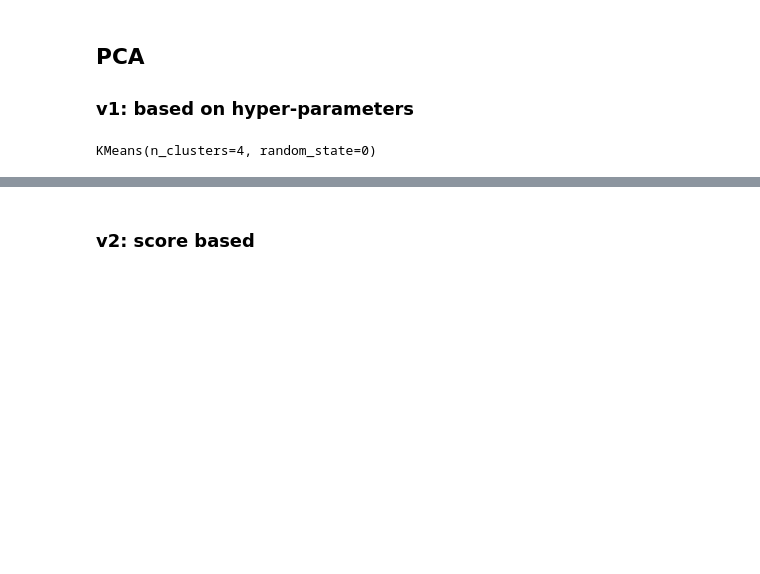
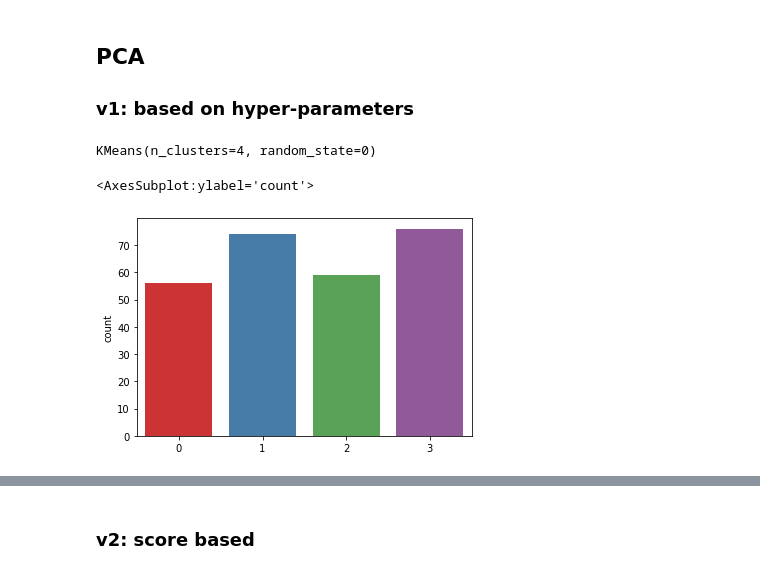
Before and after one commit to okcze/WB2021_projekt, a Jupyter notebook: dimension_reduction.ipynb, the cells around one changed output, grey strips where cells are left out. Cells and saved outputs as stored; diff of their text form; code cells hidden in the pictures; blank space fills up the shorter version.

```diff
--- a/dimension_reduction.ipynb
+++ b/dimension_reduction.ipynb
@@ -64,3 +68,8 @@ y = kmeans.predict(pca)
+# %%
+sns.countplot(y, palette=customPalette)
+# %% [output]
+<AxesSubplot:ylabel='count'>
+[figure, added]
 # %%
 def myplot(score,coeff,points,hue,labels=None):
     xs = score[:,0]
```
Also changed, not shown: parts of 15 cells of this notebook, 1 other file.
